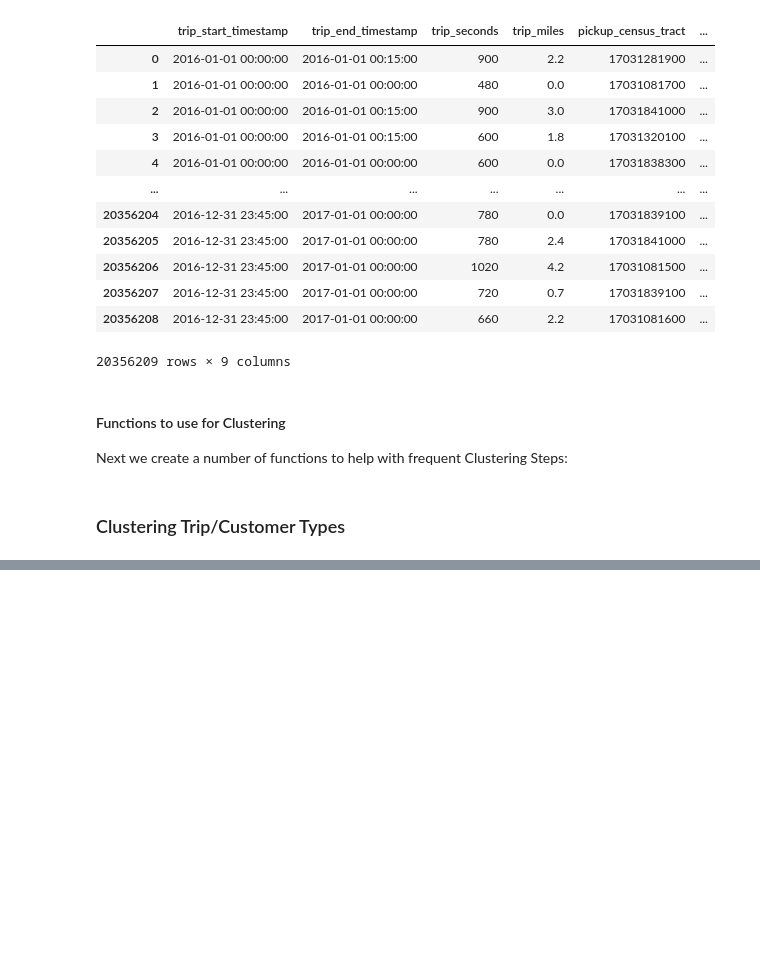
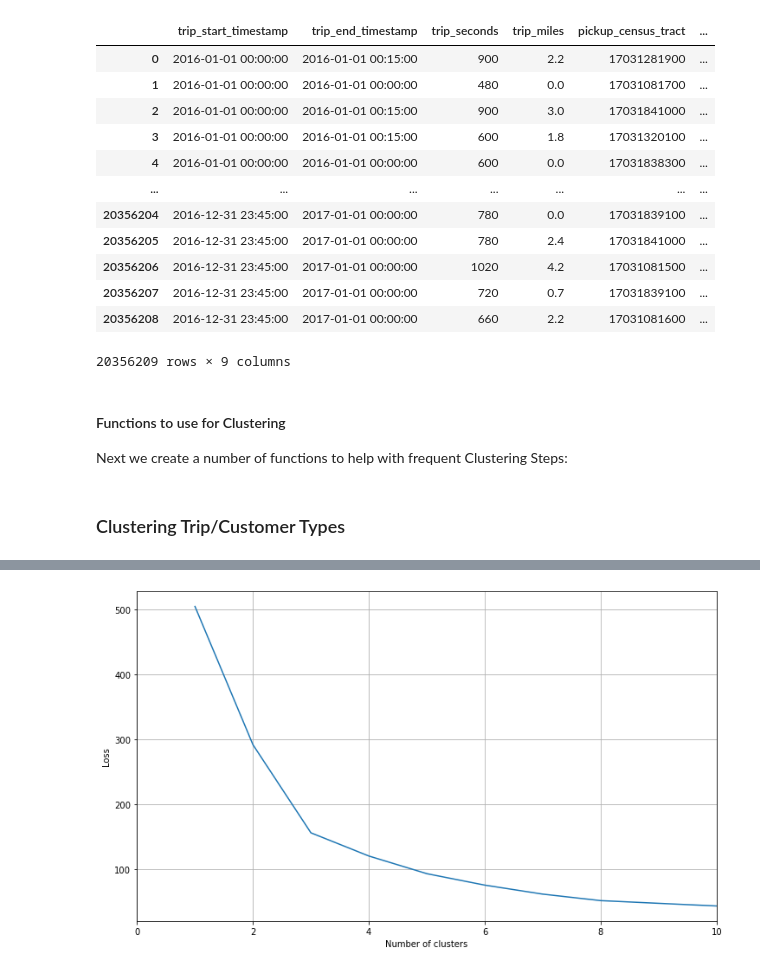
Before and after one commit to yassinehammou27/AAA_intentionally_blank, a Jupyter notebook: clustering.ipynb, the cells around one changed output, grey strips where cells are left out. Cells and saved outputs as stored; diff of their text form; code cells hidden in the pictures; blank space fills up the shorter version.

```diff
--- a/clustering.ipynb
+++ b/clustering.ipynb
@@ -91,0 +97,8 @@ def describeData(originalDataframe, scaledDataframe, numClusters):
+# %%
+#Additional Data of weekday etc
+taxi_df_clustering.loc[:,"month"] = taxi_df_clustering["trip_start_timestamp"].dt.month
+taxi_df_clustering.loc[:,"weekday"] = taxi_df_clustering["trip_start_timestamp"].dt.weekday
+taxi_df_clustering.loc[:,"day"] = taxi_df_clustering["trip_start_timestamp"].dt.day
+taxi_df_clustering.loc[:,"hour"] = taxi_df_clustering["trip_start_timestamp"].dt.hour
+
+taxi_df_clustering
@@ -91,0 +119,15 @@ def describeData(originalDataframe, scaledDataframe, numClusters):
+# %%
+#Count number of trips per weekday and hour
+taxi_df_clustering_wd_hr = taxi_df_clustering.groupby(['weekday','hour'])['hour'].count().reset_index(name='n_trips')
+
+#Aggregate trip duration and distance by weekday and hour
+taxi_df_clustering_agg = taxi_df_clustering.groupby(['weekday','hour']).agg({'trip_seconds': 'sum', 'trip_miles': 'sum'}).reset_index()
+
+#Merge both new dataframes
+taxi_df_clustering_merged = pd.merge(taxi_df_clustering_agg, taxi_df_clustering_wd_hr)
+
+#Calculate average trip duration and distance
+taxi_df_clustering_merged['avg_trip_duration'] = taxi_df_clustering_merged['trip_seconds']/taxi_df_clustering_merged['n_trips']
+taxi_df_clustering_merged['avg_trip_distance'] = taxi_df_clustering_merged['trip_miles']/taxi_df_clustering_merged['n_trips']
+
+taxi_df_clustering_merged
@@ -91,0 +148,4 @@ def describeData(originalDataframe, scaledDataframe, numClusters):
+# %%
+#Create DF to be used for clustering
+taxi_df_customer_types_cluster = taxi_df_clustering_merged[['n_trips','avg_trip_duration','avg_trip_distance']]
+taxi_df_customer_types_cluster
@@ -91,0 +168,4 @@ def describeData(originalDataframe, scaledDataframe, numClusters):
+# %%
+#Scaling the Data
+taxi_df_customer_types_cluster_scaled = scalingData(taxi_df_customer_types_cluster)
+taxi_df_customer_types_cluster_scaled
@@ -91,0 +186,5 @@ def describeData(originalDataframe, scaledDataframe, numClusters):
+# %%
+#Calculating the Loss with increasing number of Clusters
+calcAndPlotLossKM(10, taxi_df_customer_types_cluster_scaled)
+# %% [output]
+[figure, added]
```
Also changed, not shown: parts of 17 cells of this notebook.
